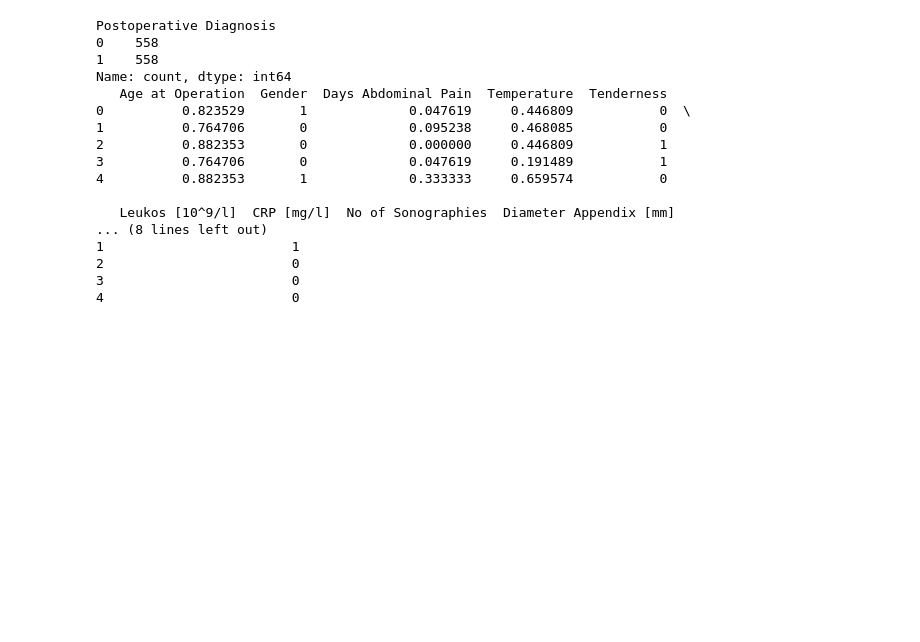
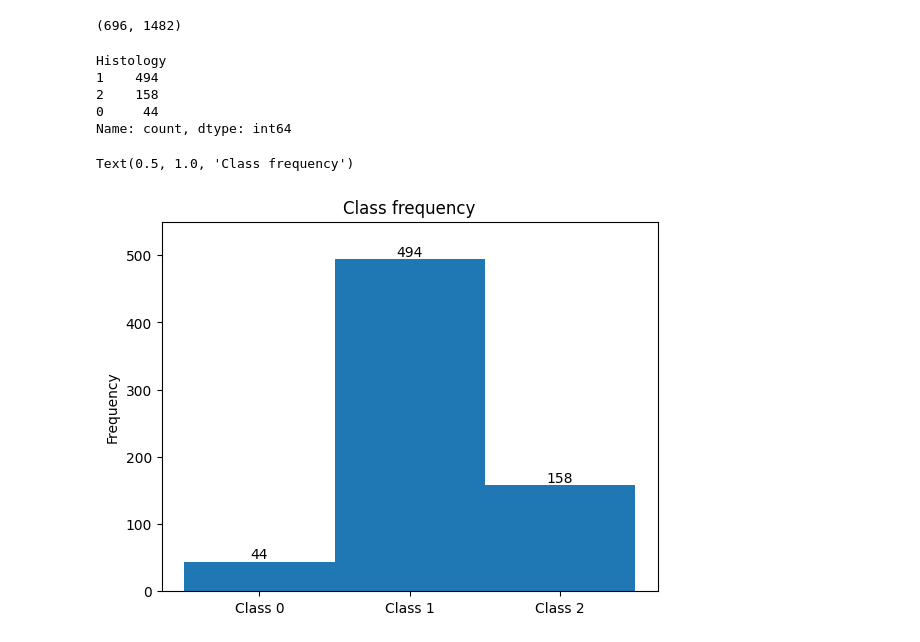
Before and after one commit to ivancrg/mlp, a Jupyter notebook: oversampling.ipynb, the cells around one changed output. Drawn from its saved outputs; the diff is of its cells as text; code cells hidden in the pictures; blank space fills up the shorter version.

```diff
--- a/oversampling.ipynb
+++ b/oversampling.ipynb
@@ -45,21 +35,0 @@ for cls, cnt in classes_counts:
-# %%
-print(df[output_name].value_counts())
-print(df.head())
-# %% [output]
-Postoperative Diagnosis
-0    558
-1    558
-Name: count, dtype: int64
-   Age at Operation  Gender  Days Abdominal Pain  Temperature  Tenderness
-0          0.823529       1             0.047619     0.446809           0  \
-1          0.764706       0             0.095238     0.468085           0
-2          0.882353       0             0.000000     0.446809           1
-3          0.764706       0             0.047619     0.191489           1
-4          0.882353       1             0.333333     0.659574           0
-
-   Leukos [10^9/l]  CRP [mg/l]  No of Sonographies  Diameter Appendix [mm]
-... (8 lines left out)
-1                        1
-2                        0
-3                        0
-4                        0
@@ -67,0 +36,33 @@ df.to_csv(filename.replace('NO_OS', 'OS'), index=False)
+# %%
+df = pd.read_csv('./report/NO_OS/histology/data.csv')
+df_os = oversample(df)
+len(df), len(df_os)
+# %% [output]
+(696, 1482)
+# %%
+last_column = df.iloc[:, -1]
+print(last_column.value_counts())
+
+# Specify the custom labels for the bin centers
+custom_labels = ['Class 0', 'Class 1', 'Class 2']
+num_bins = len(custom_labels)
+
+hist_values, bin_edges, _ = plt.hist(last_column, bins=num_bins)
+bin_centers = [(bin_edges[i] + bin_edges[i + 1]) / 2 for i in range(num_bins)]
+
+for i, value in enumerate(hist_values):
+    plt.annotate(str(int(value)), xy=(bin_centers[i], value), ha='center', va='bottom')
+
+plt.xticks(bin_centers, custom_labels)
+
+plt.ylabel('Frequency')
+plt.ylim(top=550)
+plt.title('Class frequency')
+# %% [output]
+Histology
+1    494
+2    158
+0     44
+Name: count, dtype: int64
+Text(0.5, 1.0, 'Class frequency')
+[figure, added]
```
Also changed, not shown: parts of 5 cells of this notebook, 27 other files.
